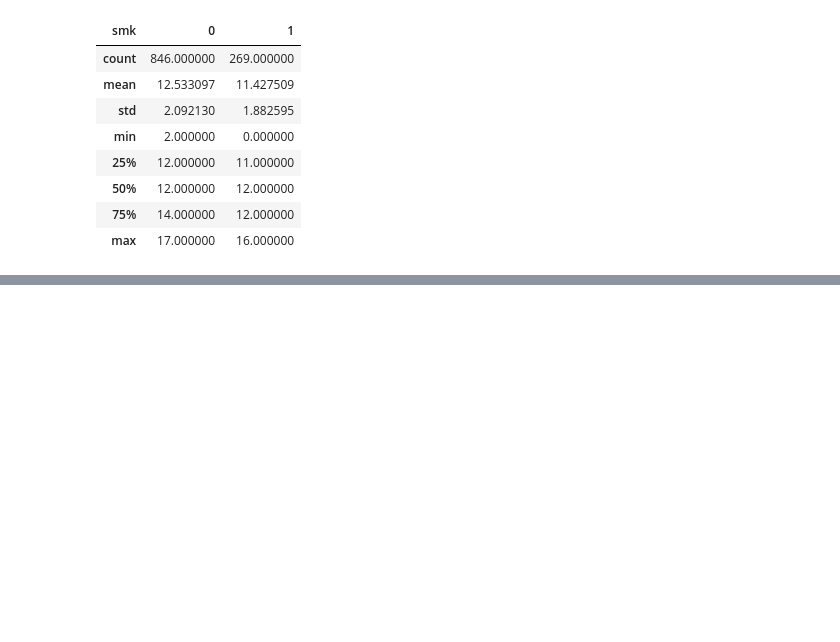
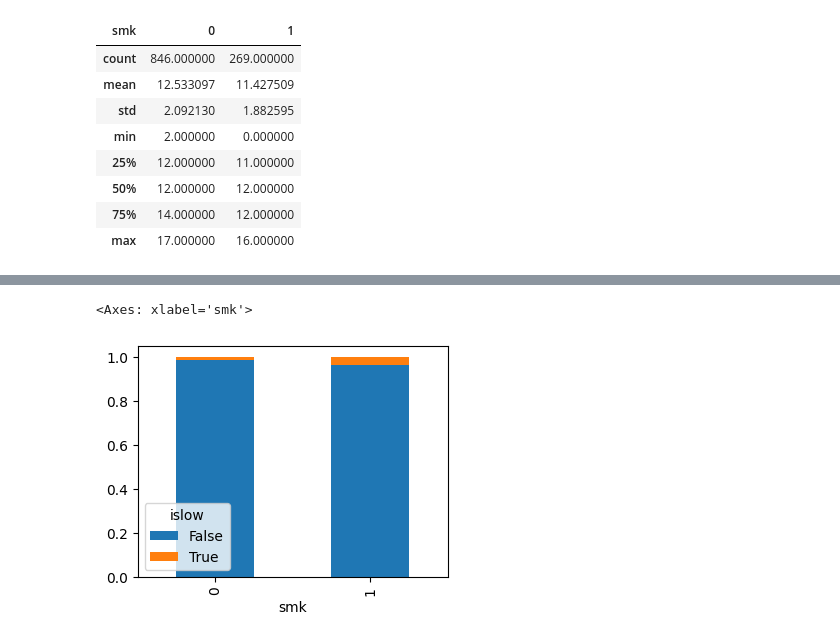
Before and after one commit to realcommang/BigDataProcess, a Jupyter notebook: 빅데이터알고리즘/중간대비/Regression.ipynb, the cells around one changed output, grey strips where cells are left out. Cells and saved outputs as stored; diff of their text form; code cells hidden in the pictures; blank space fills up the shorter version.

```diff
--- a/빅데이터알고리즘/중간대비/Regression.ipynb
+++ b/빅데이터알고리즘/중간대비/Regression.ipynb
@@ -179,0 +242,5 @@ tmp.loc[('edu')] #`tmp.loc['edu']`는 'smk' 열의 각 그룹에 대한 'edu'
+# %%
+TBL.plot(kind='bar', stacked=True)
+# %% [output]
+<Axes: xlabel='smk'>
+[figure, added]
```
Also changed, not shown: parts of 15 cells of this notebook.
